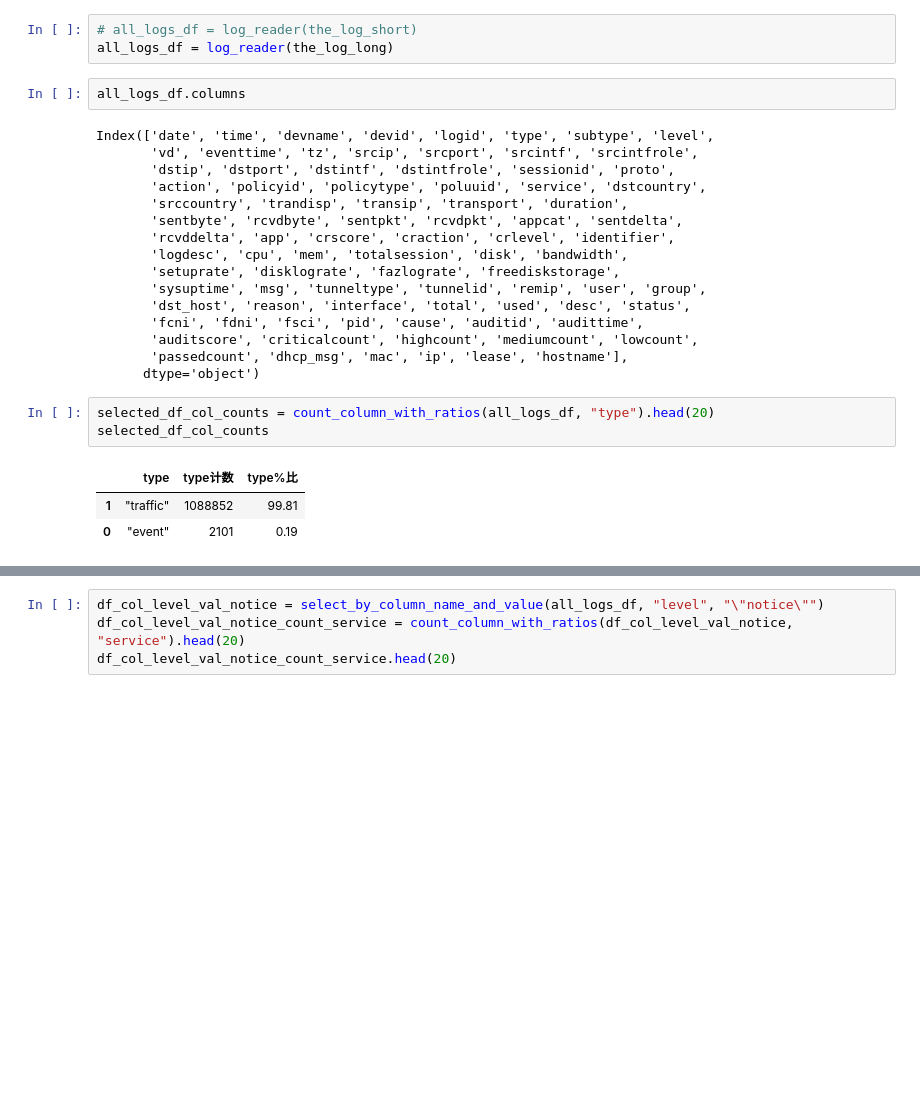
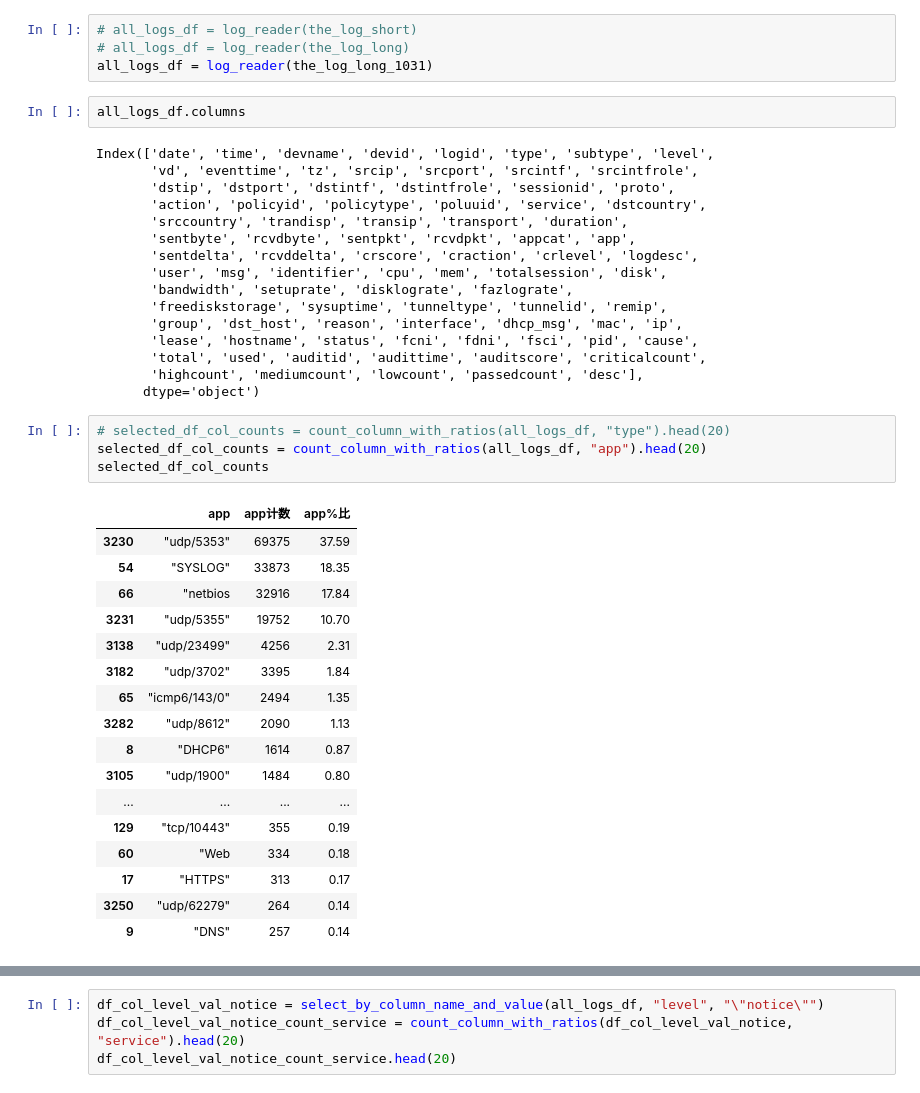
Before and after one commit to ColinsGitCode/PythonTools, a Jupyter notebook: test.ipynb, the cells around one changed output, grey strips where cells are left out. Drawn from its saved outputs; the diff is of its cells as text; blank space fills up the shorter version.

```diff
--- a/test.ipynb
+++ b/test.ipynb
@@ -114,7 +115,8 @@ if __name__ == '__main__':
     # select_df = select_by_value(log_df, 'logid', log_df.iloc[0]['logid']) # logid = "13"
 # %%
 # all_logs_df = log_reader(the_log_short)
-all_logs_df = log_reader(the_log_long)
+# all_logs_df = log_reader(the_log_long)
+all_logs_df = log_reader(the_log_long_1031)
 # %%
 all_logs_df.columns
 # %% [output]
@@ -123,23 +125,38 @@ Index(['date', 'time', 'devname', 'devid', 'logid', 'type', 'subtype', 'level',
        'dstip', 'dstport', 'dstintf', 'dstintfrole', 'sessionid', 'proto',
        'action', 'policyid', 'policytype', 'poluuid', 'service', 'dstcountry',
        'srccountry', 'trandisp', 'transip', 'transport', 'duration',
-       'sentbyte', 'rcvdbyte', 'sentpkt', 'rcvdpkt', 'appcat', 'sentdelta',
-       'rcvddelta', 'app', 'crscore', 'craction', 'crlevel', 'identifier',
-       'logdesc', 'cpu', 'mem', 'totalsession', 'disk', 'bandwidth',
-       'setuprate', 'disklograte', 'fazlograte', 'freediskstorage',
-       'sysuptime', 'msg', 'tunneltype', 'tunnelid', 'remip', 'user', 'group',
-       'dst_host', 'reason', 'interface', 'total', 'used', 'desc', 'status',
-       'fcni', 'fdni', 'fsci', 'pid', 'cause', 'auditid', 'audittime',
-       'auditscore', 'criticalcount', 'highcount', 'mediumcount', 'lowcount',
-       'passedcount', 'dhcp_msg', 'mac', 'ip', 'lease', 'hostname'],
+       'sentbyte', 'rcvdbyte', 'sentpkt', 'rcvdpkt', 'appcat', 'app',
+       'sentdelta', 'rcvddelta', 'crscore', 'craction', 'crlevel', 'logdesc',
+       'user', 'msg', 'identifier', 'cpu', 'mem', 'totalsession', 'disk',
+       'bandwidth', 'setuprate', 'disklograte', 'fazlograte',
+       'freediskstorage', 'sysuptime', 'tunneltype', 'tunnelid', 'remip',
+       'group', 'dst_host', 'reason', 'interface', 'dhcp_msg', 'mac', 'ip',
+       'lease', 'hostname', 'status', 'fcni', 'fdni', 'fsci', 'pid', 'cause',
+       'total', 'used', 'auditid', 'audittime', 'auditscore', 'criticalcount',
+       'highcount', 'mediumcount', 'lowcount', 'passedcount', 'desc'],
       dtype='object')
 # %%
-selected_df_col_counts = count_column_with_ratios(all_logs_df, "type").head(20)
+# selected_df_col_counts = count_column_with_ratios(all_logs_df, "type").head(20)
+selected_df_col_counts = count_column_with_ratios(all_logs_df, "app").head(20)
 selected_df_col_counts
 # %% [output]
-|  | type | type计数 | type%比 |
-| 1 | "traffic" | 1088852 | 99.81 |
-| 0 | "event" | 2101 | 0.19 |
+|  | app | app计数 | app%比 |
+| 3230 | "udp/5353" | 69375 | 37.59 |
+| 54 | "SYSLOG" | 33873 | 18.35 |
+| 66 | "netbios | 32916 | 17.84 |
+| 3231 | "udp/5355" | 19752 | 10.70 |
+| 3138 | "udp/23499" | 4256 | 2.31 |
+| 3182 | "udp/3702" | 3395 | 1.84 |
+| 65 | "icmp6/143/0" | 2494 | 1.35 |
+| 3282 | "udp/8612" | 2090 | 1.13 |
+| 8 | "DHCP6" | 1614 | 0.87 |
+| 3105 | "udp/1900" | 1484 | 0.80 |
+| ... | ... | ... | ... |
+| 129 | "tcp/10443" | 355 | 0.19 |
+| 60 | "Web | 334 | 0.18 |
+| 17 | "HTTPS" | 313 | 0.17 |
+| 3250 | "udp/62279" | 264 | 0.14 |
+| 9 | "DNS" | 257 | 0.14 |
 # %%
 selected_df_col_counts = count_column_with_ratios(all_logs_df, "logid")
 selected_df_col_counts
```
Also changed, not shown: parts of 2 cells of this notebook, 2 other files.
